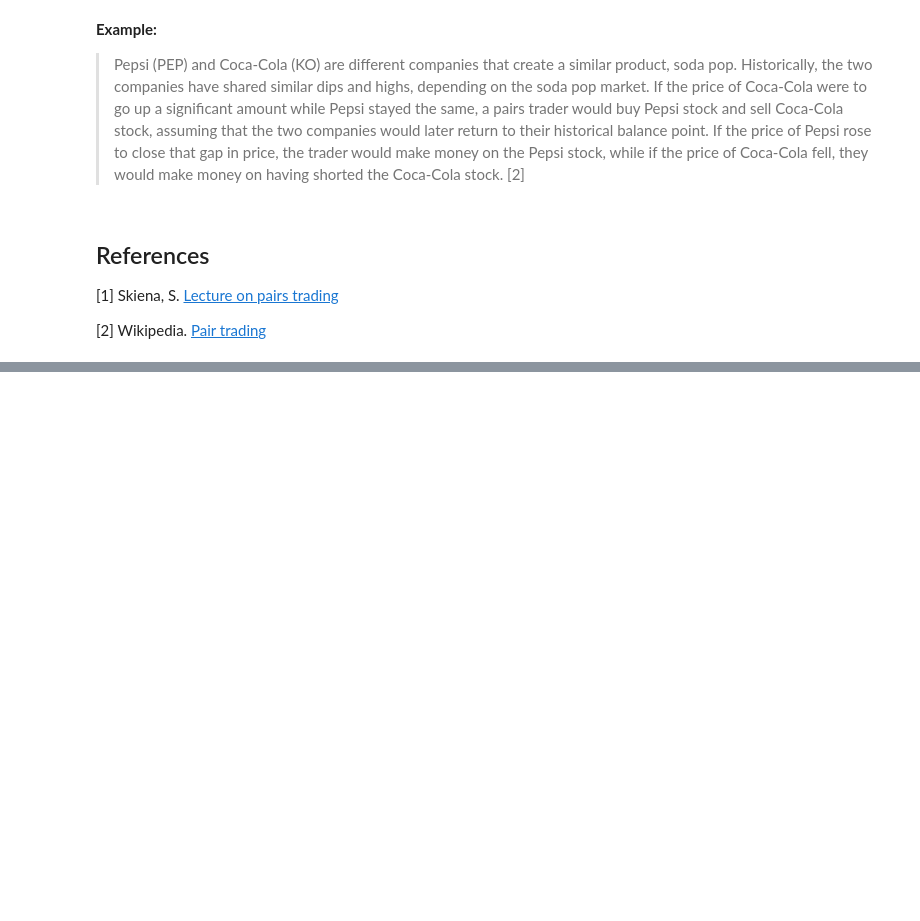
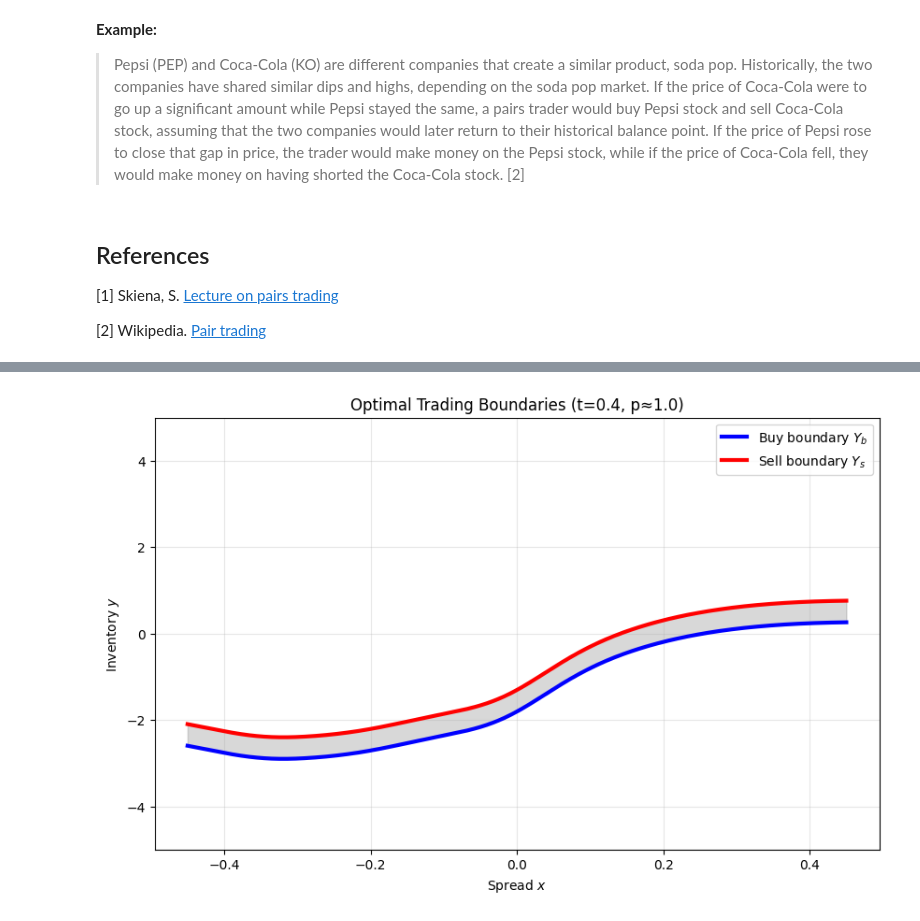
Before and after one commit to jujopo/ams-516, a Jupyter notebook: project/notebooks/00_introduction.ipynb, the cells around one changed output, grey strips where cells are left out. Saved outputs shown, nothing was run; the diff lists cells and outputs as text; code cells hidden in the pictures; blank space fills up the shorter version.

```diff
--- a/project/notebooks/00_introduction.ipynb
+++ b/project/notebooks/00_introduction.ipynb
@@ -279,0 +491,17 @@ KeyboardInterrupt:
+# %%
+t_plot = torch.full((800,), 0.4, device=device)
+p_plot = torch.full((800,), 1.0, device=device)
+x_plot = torch.linspace(-0.45, 0.45, 800, device=device)
+
+with torch.no_grad():
+    yb_plot, ys_plot = net_bound(t_plot, p_plot, x_plot)
+
+plt.figure(figsize=(10,6))
+plt.plot(x_plot.cpu().numpy(), yb_plot.cpu().numpy(), 'b-', lw=3, label='Buy boundary $Y_b$')
+plt.plot(x_plot.cpu().numpy(), ys_plot.cpu().numpy(), 'r-', lw=3, label='Sell boundary $Y_s$')
+plt.fill_between(x_plot.cpu().numpy(), yb_plot.cpu().numpy(), ys_plot.cpu().numpy(), alpha=0.3, color='gray')
+plt.xlabel('Spread $x$'); plt.ylabel('Inventory $y$')
+plt.title('Optimal Trading Boundaries (t=0.4, p≈1.0)')
+plt.legend(); plt.grid(alpha=0.3); plt.ylim(-5,5); plt.show()
+# %% [output]
+[figure, added]
```
Also changed, not shown: parts of 13 cells of this notebook, 5 other files.
